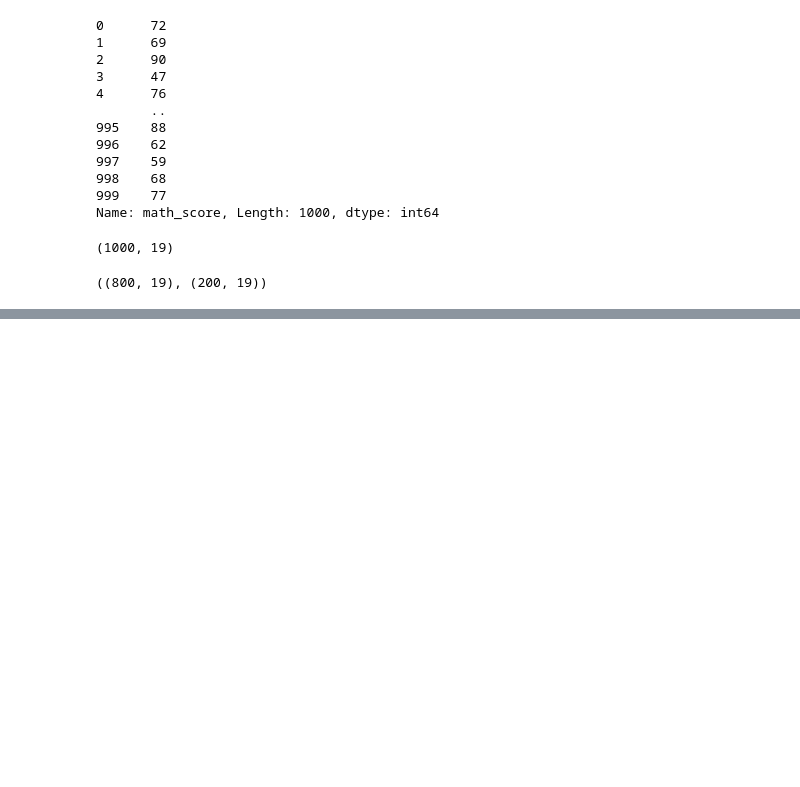
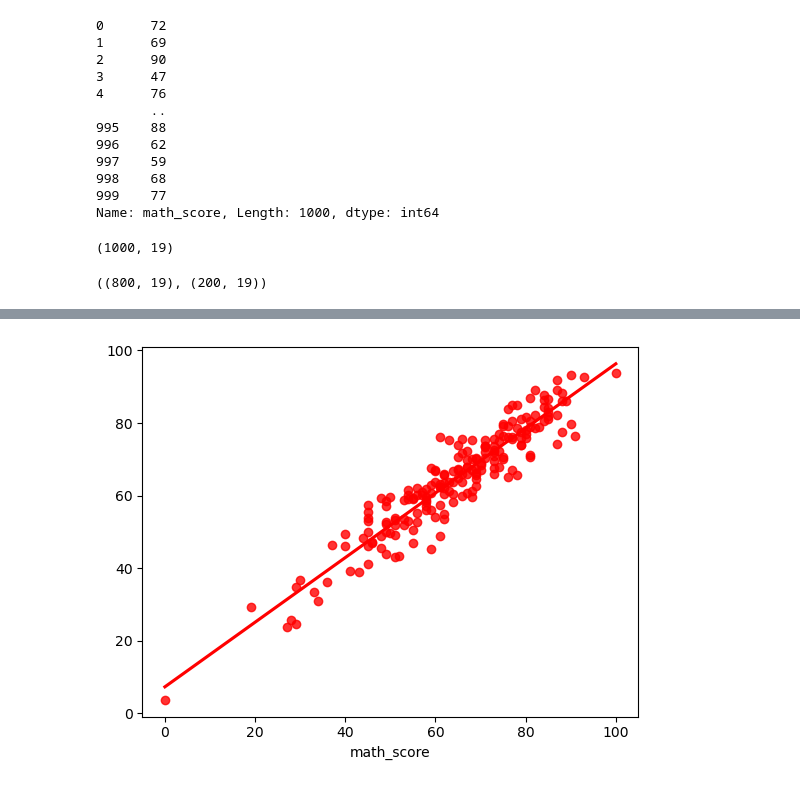
Before and after one commit to Jyothsna357/MLProjects, a Jupyter notebook: notebook/Model Training.ipynb, the cells around one changed output, grey strips where cells are left out. Drawn from its saved outputs; the diff is of its cells as text; code cells hidden in the pictures; blank space fills up the shorter version.

```diff
--- a/notebook/Model Training.ipynb
+++ b/notebook/Model Training.ipynb
@@ -100,0 +201,4 @@ def evaluate_model(true, predicted):
+# %%
+sns.regplot(x=y_test,y=y_pred,ci=None,color ='red');
+# %% [output]
+[figure, added]
```
Also changed, not shown: parts of 7 cells of this notebook, 42 other files.
